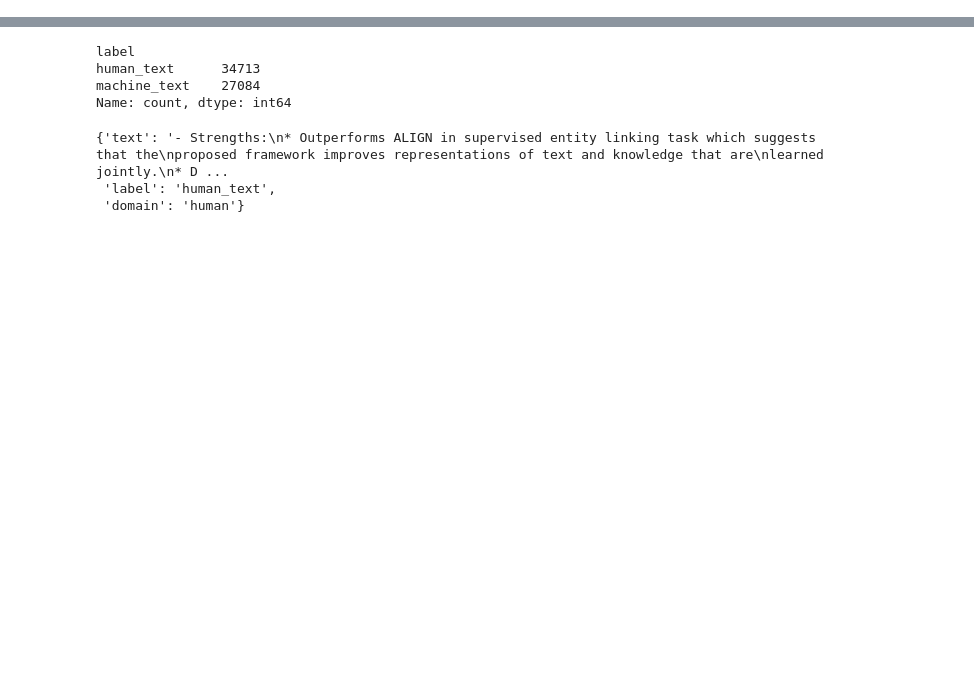
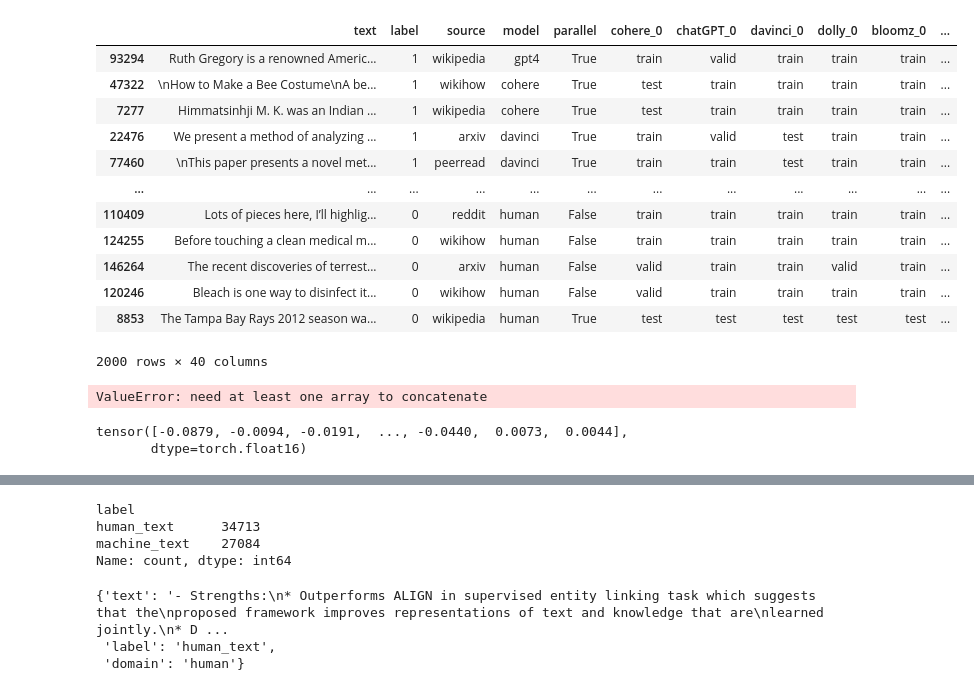
Before and after one commit to artem456borisov/ai_detector, a Jupyter notebook: mlops_project/mlcore/tests.ipynb, the cells around one changed output, grey strips where cells are left out. Drawn from its saved outputs; the diff is of its cells as text; code cells hidden in the pictures; blank space fills up the shorter version.

```diff
--- a/mlops_project/mlcore/tests.ipynb
+++ b/mlops_project/mlcore/tests.ipynb
@@ -5,0 +72,22 @@ with open('data_correct.json', 'r') as f:
+# %%
+demo_1 = df[df.label == 1].sample(1000)
+# %%
+demo_2 = df[df.label == 0].sample(1000)
+# %%
+demo = pd.concat([demo_1,demo_2])
+# %%
+demo
+# %% [output]
+|  | text | label | source | model | parallel | cohere_0 | chatGPT_0 | davinci_0 | dolly_0 | bloomz_0 | ... |
+| 93294 | Ruth Gregory is a renowned Americ... | 1 | wikipedia | gpt4 | True | train | valid | train | train | train | ... |
+| 47322 | \nHow to Make a Bee Costume\nA be... | 1 | wikihow | cohere | True | test | train | train | train | train | ... |
+| 7277 | Himmatsinhji M. K. was an Indian ... | 1 | wikipedia | cohere | True | test | train | train | train | train | ... |
+| 22476 | We present a method of analyzing ... | 1 | arxiv | davinci | True | train | valid | test | train | train | ... |
+| 77460 | \nThis paper presents a novel met... | 1 | peerread | davinci | True | train | train | test | train | train | ... |
+| ... | ... | ... | ... | ... | ... | ... | ... | ... | ... | ... | ... |
+| 110409 | Lots of pieces here, I’ll highlig... | 0 | reddit | human | False | train | train | train | train | train | ... |
+| 124255 | Before touching a clean medical m... | 0 | wikihow | human | False | train | train | train | train | train | ... |
+| 146264 | The recent discoveries of terrest... | 0 | arxiv | human | False | valid | train | train | valid | train | ... |
+| 120246 | Bleach is one way to disinfect it... | 0 | wikihow | human | False | valid | train | train | train | train | ... |
+| 8853 | The Tampa Bay Rays 2012 season wa... | 0 | wikipedia | human | True | test | test | test | test | test | ... |
+2000 rows × 40 columns
@@ -5,0 +98,41 @@ with open('data_correct.json', 'r') as f:
+# %%
+from FlagEmbedding import BGEM3FlagModel
+from tqdm import tqdm
+import numpy as np
+import io
+import torch
+from contextlib import redirect_stdout, redirect_stderr
+
+# Load your model
+model = BGEM3FlagModel('BAAI/bge-m3', use_fp16=True)
+batch_size = 8
+all_embeddings = []
+
+# Get total number of batches for progress bar
+total_batches = (len(df) + batch_size - 1) // batch_size
+result = []
+
+# Process with a progress bar
+for i in tqdm(range(0, len(df), batch_size),
+               desc="Generating embeddings",
+               total=total_batches,
+               unit="batch"):
+    batch = df.text.tolist()[i:i + batch_size]
+    # Encode the batch
+    with io.StringIO() as buf, redirect_stdout(buf), redirect_stderr(buf):
+        batch_output = model.encode(batch, batch_size=len(batch), max_length=500, return_dense=True)
+
+    # Extract dense vectors
+    dense_vecs = batch_output['dense_vecs']
+    result += list(torch.tensor(dense_vecs))
+    # Apply mean pooling (average across token dimension)
+    # dense_vecs shape: [batch_size, sequence_length, embedding_dim]
+    # After mean pooling: [batch_size, embedding_dim]
+    # pooled_embeddings = np.mean(dense_vecs, axis=1)
+
+    # Store the pooled embeddings
+# Combine results
+final_embeddings = np.vstack(all_embeddings)
+print(f"Generated {len(final_embeddings)} embeddings with shape {final_embeddings.shape}.")
+# %% [output]
+ValueError: need at least one array to concatenate
@@ -5,0 +141,5 @@ with open('data_correct.json', 'r') as f:
+# %%
+result[0]
+# %% [output]
+tensor([-0.0879, -0.0094, -0.0191,  ..., -0.0440,  0.0073,  0.0044],
+       dtype=torch.float16)
```
Also changed, not shown: parts of 31 cells of this notebook, 19 other files.
